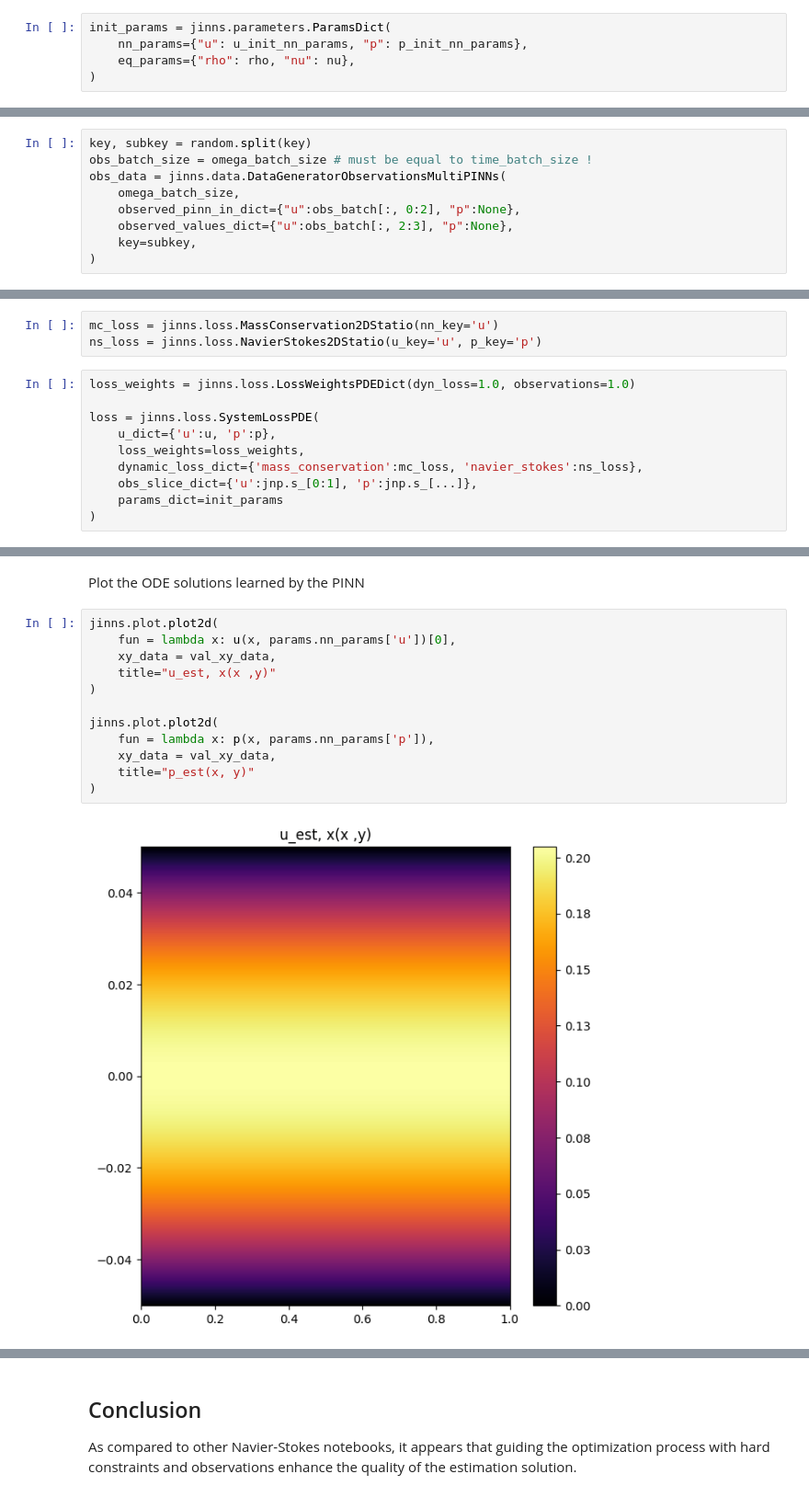
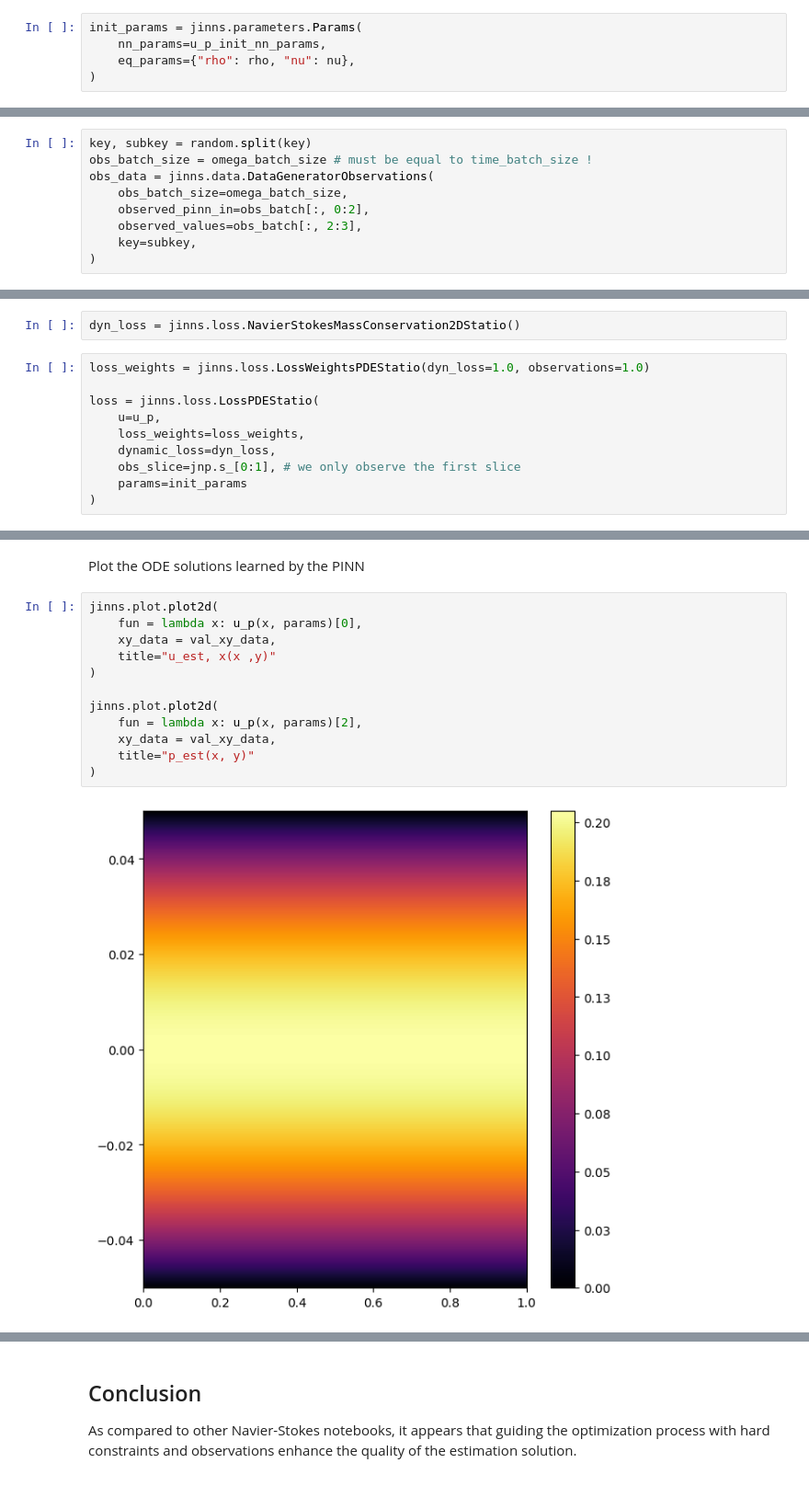
Before and after one commit to mia-jinns/jinns, a Jupyter notebook: Notebooks/PDE/2D_Navier_Stokes_PipeFlow.ipynb, the cells around one changed output, grey strips where cells are left out. Shown at 92% size. Cells and saved outputs as stored; diff of their text form.

```diff
--- a/Notebooks/PDE/2D_Navier_Stokes_PipeFlow.ipynb
+++ b/Notebooks/PDE/2D_Navier_Stokes_PipeFlow.ipynb
@@ -173,8 +175,8 @@ d = 2 * R
 # %% [markdown]
 A set of parameters as required by the losses' `evaluate`. Here we adapt to the particular dynamic loss which requires the keys `u` and `p`.
 # %%
-init_params = jinns.parameters.ParamsDict(
-    nn_params={"u": u_init_nn_params, "p": p_init_nn_params},
+init_params = jinns.parameters.Params(
+    nn_params=u_p_init_nn_params,
     eq_params={"rho": rho, "nu": nu},
 )
 # %% [markdown]
@@ -212,26 +214,25 @@ obs_batch = jnp.concatenate([
 # %%
 key, subkey = random.split(key)
 obs_batch_size = omega_batch_size # must be equal to time_batch_size !
-obs_data = jinns.data.DataGeneratorObservationsMultiPINNs(
-    omega_batch_size,
-    observed_pinn_in_dict={"u":obs_batch[:, 0:2], "p":None},
-    observed_values_dict={"u":obs_batch[:, 2:3], "p":None},
+obs_data = jinns.data.DataGeneratorObservations(
+    obs_batch_size=omega_batch_size,
+    observed_pinn_in=obs_batch[:, 0:2],
+    observed_values=obs_batch[:, 2:3],
     key=subkey,
 )
 # %% [markdown]
 ## Loss construction
 # %%
-mc_loss = jinns.loss.MassConservation2DStatio(nn_key='u')
-ns_loss = jinns.loss.NavierStokes2DStatio(u_key='u', p_key='p')
+dyn_loss = jinns.loss.NavierStokesMassConservation2DStatio()
 # %%
-loss_weights = jinns.loss.LossWeightsPDEDict(dyn_loss=1.0, observations=1.0)
+loss_weights = jinns.loss.LossWeightsPDEStatio(dyn_loss=1.0, observations=1.0)
 
-loss = jinns.loss.SystemLossPDE(
-    u_dict={'u':u, 'p':p},
+loss = jinns.loss.LossPDEStatio(
+    u=u_p,
     loss_weights=loss_weights,
-    dynamic_loss_dict={'mass_conservation':mc_loss, 'navier_stokes':ns_loss},
-    obs_slice_dict={'u':jnp.s_[0:1], 'p':jnp.s_[...]},
-    params_dict=init_params
+    dynamic_loss=dyn_loss,
+    obs_slice=jnp.s_[0:1], # we only observe the first slice
+    params=init_params
 )
 # %%
 # Testing the loss function
@@ -305,15 +306,15 @@ plt.show();
 Plot the ODE solutions learned by the PINN
 # %%
 jinns.plot.plot2d(
-    fun = lambda x: u(x, params.nn_params['u'])[0],
+    fun = lambda x: u_p(x, params)[0],
     xy_data = val_xy_data,
     title="u_est, x(x ,y)"
 )
 
 jinns.plot.plot2d(
-    fun = lambda x: p(x, params.nn_params['p']),
+    fun = lambda x: u_p(x, params)[2],
     xy_data = val_xy_data,
     title="p_est(x, y)"
 )
 # %% [output]
-[figure, old version]
+[figure, new version]
```
Also changed, not shown: parts of 9 cells of this notebook, 4 other files.
